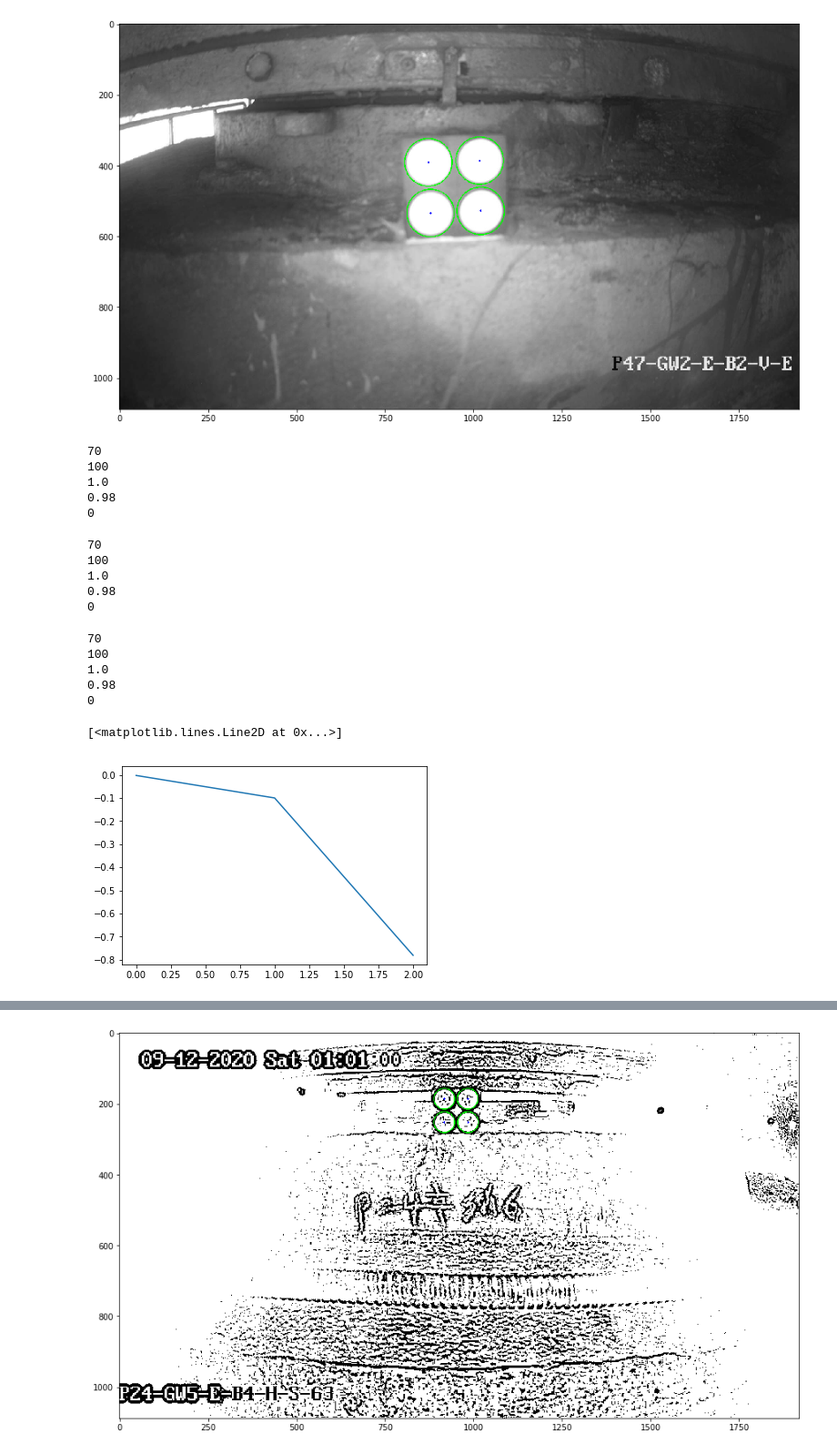
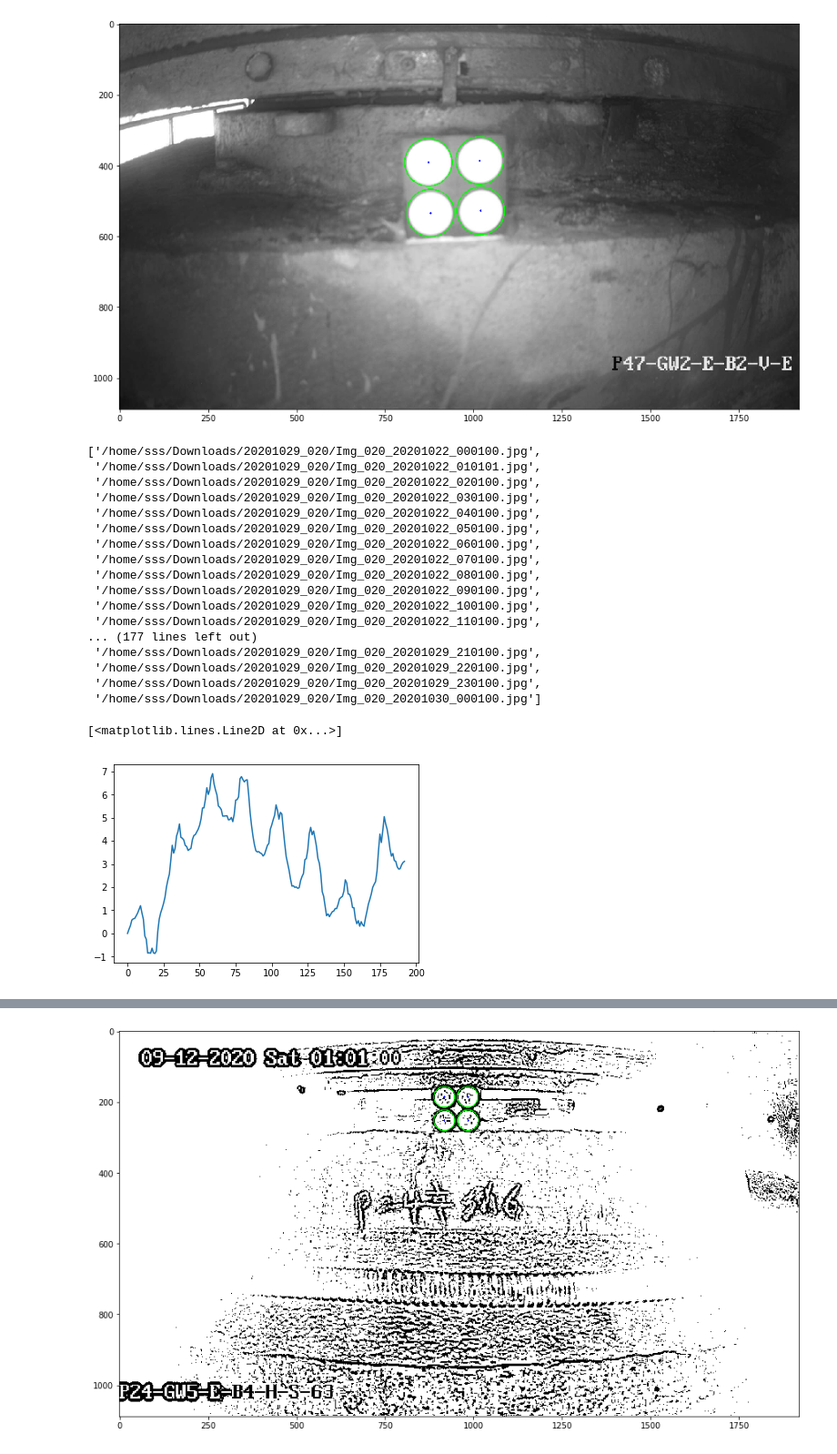
Before and after one commit to StringBottle/brg-shoe-disp-monit, a Jupyter notebook: disp_measure_demo.ipynb, the cells around one changed output, grey strips where cells are left out. Shown at 91% size. Drawn from its saved outputs; the diff is of its cells as text; code cells hidden in the pictures.

```diff
--- a/disp_measure_demo.ipynb
+++ b/disp_measure_demo.ipynb
@@ -84,11 +145,18 @@ else:
 # %%
-img_path = img_list[6200]
+img_path = '/media/sss/Seagate Backup Plus Drive/NIA_Smart_Monitoring/2020/data/Img_136_20201004_010100.jpg'
 img = imread(img_path)
 dest_img = img.copy()
 
+
+if gamma != 1.0 :
+    img = adjust_gamma(img, gamma=gamma)
+
+if binarization :
+    img = adaptiveThreshold_3ch(img, min_rad)
+
 centers, r_estimated, metric = imfindcircles(img,
                                              [params['min_rad'], params['max_rad']],
-                                            sensitivity = 0.97)
+                                            sensitivity = 0.98)
 circles = np.concatenate((centers, r_estimated[:,np.newaxis]), axis = 0).T
 circles = np.squeeze(circles)
 
@@ -104,6 +172,8 @@ if circles is not None:
 
     plt.figure(figsize=(15, 15))
     plt.imshow(img)
+    plt.draw()
 else:
     plt.imshow(img)
+    plt.draw()
 # %% [output]
@@ -163,61 +236,76 @@ else:
     plt.imshow(dest_img)
 # %% [output]
 [figure]
+# %%
+img_list = glob(os.path.join('/home/sss/Downloads/20201029_020', '*.jpg'))
+img_list.sort()
+img_list
+# %% [output]
+['/home/sss/Downloads/20201029_020/Img_020_20201022_000100.jpg',
+ '/home/sss/Downloads/20201029_020/Img_020_20201022_010101.jpg',
+ '/home/sss/Downloads/20201029_020/Img_020_20201022_020100.jpg',
+ '/home/sss/Downloads/20201029_020/Img_020_20201022_030100.jpg',
+ '/home/sss/Downloads/20201029_020/Img_020_20201022_040100.jpg',
+ '/home/sss/Downloads/20201029_020/Img_020_20201022_050100.jpg',
+ '/home/sss/Downloads/20201029_020/Img_020_20201022_060100.jpg',
+ '/home/sss/Downloads/20201029_020/Img_020_20201022_070100.jpg',
+ '/home/sss/Downloads/20201029_020/Img_020_20201022_080100.jpg',
+ '/home/sss/Downloads/20201029_020/Img_020_20201022_090100.jpg',
+ '/home/sss/Downloads/20201029_020/Img_020_20201022_100100.jpg',
+ '/home/sss/Downloads/20201029_020/Img_020_20201022_110100.jpg',
+... (177 lines left out)
+ '/home/sss/Downloads/20201029_020/Img_020_20201029_210100.jpg',
+ '/home/sss/Downloads/20201029_020/Img_020_20201029_220100.jpg',
+ '/home/sss/Downloads/20201029_020/Img_020_20201029_230100.jpg',
+ '/home/sss/Downloads/20201029_020/Img_020_20201030_000100.jpg']
 # %%
 result = [] # 결과를 저장할 result list
 
 # 최초 source image에서 circle detection 수행
 src_img = cv2.imread(img_list[0])
+
+if gamma != 1.0 :
+    src_img = adjust_gamma(src_img, gamma=gamma)
+
+if binarization :
+    src_img = adaptiveThreshold_3ch(src_img, min_rad)
+
 centers, r_estimated, metric = imfindcircles(src_img,
-                                             [params['min_rad'], params['max_rad']],
-                                            sensitivity = 0.97)
+                                             [min_rad, max_rad],
+                                            sensitivity = sensitivity)
+
 src_circles = np.concatenate((centers, r_estimated[:,np.newaxis]), axis = 0).T
 src_circles = np.squeeze(src_circles)
-
+# src_img = cv2.imread(img_list[0])
 # 호출된 이미지 목록에서 displacement_measure 수행
-for img_path in tqdm(img_list[:3]):
+for img_path in tqdm(img_list):
     dest_img = cv2.imread(img_path)
 
     '''
     변경사항
     1. 함수 이름을 displacement_measure로 변경하였습니다.
     2. displacement_measure에 필요한 변수는 아래와 같습니다.
         1) dest_img : 측정 대상 이미지
         2) src_img : 고정점 이미지
         3) src_circles : 고정점 이미지에서 탐지된 원들의 중심 좌표 및 지름 (고정점 이미지에서 변위 재측정 방지용)
         4) min_rad : 최소 원의 지름 크기 / max_rad : 최대 원의 지름 크기
     '''
     disp, dest_circles = displacement_measure(dest_img,
                                               src_img,
                                               params = params,
                                               src_circles = src_circles
                                               )
 
     result.append(disp)
-    for dest_circle in dest_circles :
-        dest_img = cv2.circle(dest_img, tuple(np.asarray(dest_circle[:2], dtype =np.int64)), int(dest_circle[2]), (0,255,0), thickness=1, lineType=8, shift=0)
-    cv2.imwrite(img_path[:-4] + '_with_circles_result.jpeg', dest_img)
+#     for dest_circle in dest_circles :
+#         dest_img = cv2.circle(dest_img, tuple(np.asarray(dest_circle[:2], dtype =np.int64)), int(dest_circle[2]), (0,255,0), thickness=1, lineType=8, shift=0)
+#     cv2.imwrite(img_path[:-4] + '_with_circles_result.jpeg', dest_img)
 
 collect_rslt = []
 for rslt in result :
     collect_rslt.append(rslt[0])
 
 plt.plot(np.array(collect_rslt))
 # %% [output]
-70
-100
-1.0
-0.98
-0
+[<matplotlib.lines.Line2D at 0x...>]
-70
-100
-1.0
-0.98
-0
-70
-100
-1.0
-0.98
-0
-[<matplotlib.lines.Line2D at 0x...>]
-[figure, old version]
+[figure, new version]
```
Also changed, not shown: parts of 9 cells of this notebook, 3 other files.
